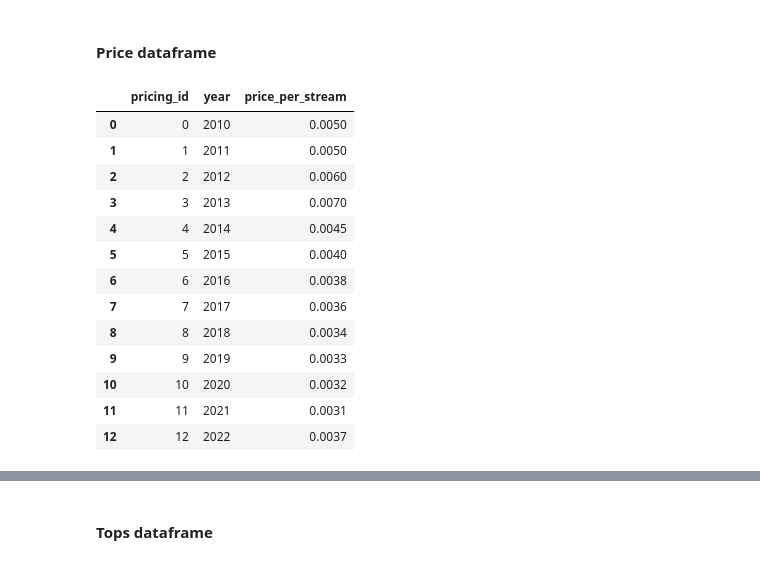
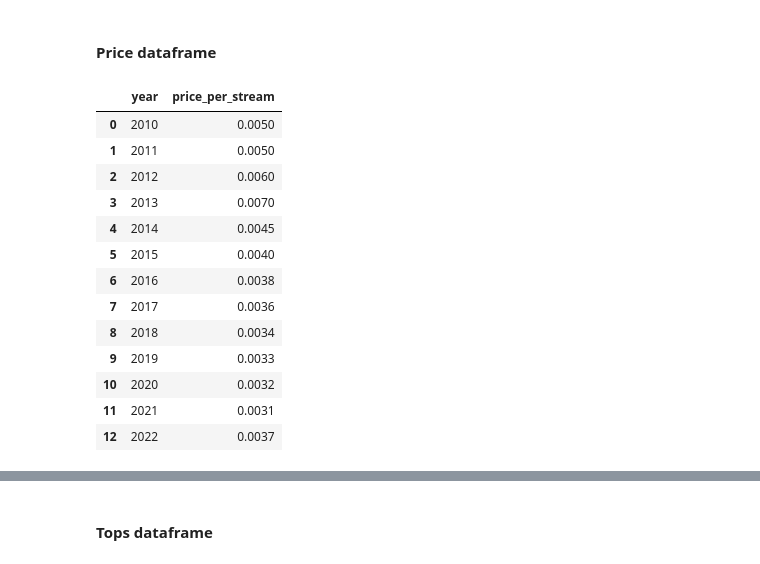
Before and after one commit to ArturOle/SpotifyAnalysis, a Jupyter notebook: analysis.ipynb, the cells around one changed output, grey strips where cells are left out. Cells and saved outputs as stored; diff of their text form; code cells hidden in the pictures.

```diff
--- a/analysis.ipynb
+++ b/analysis.ipynb
@@ -304,23 +304,21 @@ data_merged.head(5) # potential revenue db?
 # %%
 Pricing = pd.DataFrame(
     {'year': [2010, 2011, 2012, 2013, 2014, 2015, 2016, 2017, 2018, 2019, 2020, 2021, 2022],
      'price_per_stream': [0.005, 0.005, 0.006, 0.007, 0.0045, 0.004, 0.0038, 0.0036, 0.0034, 0.0033, 0.0032, 0.0031, 0.0037],
     })
-Pricing = Pricing.reset_index(level=0)
-Pricing.rename(columns = {"index":"pricing_id"}, inplace = True)
 Pricing
 # %% [output]
-|  | pricing_id | year | price_per_stream |
-| 0 | 0 | 2010 | 0.0050 |
-| 1 | 1 | 2011 | 0.0050 |
-| 2 | 2 | 2012 | 0.0060 |
-| 3 | 3 | 2013 | 0.0070 |
-| 4 | 4 | 2014 | 0.0045 |
-| 5 | 5 | 2015 | 0.0040 |
-| 6 | 6 | 2016 | 0.0038 |
-| 7 | 7 | 2017 | 0.0036 |
-| 8 | 8 | 2018 | 0.0034 |
-| 9 | 9 | 2019 | 0.0033 |
-| 10 | 10 | 2020 | 0.0032 |
-| 11 | 11 | 2021 | 0.0031 |
-| 12 | 12 | 2022 | 0.0037 |
+|  | year | price_per_stream |
+| 0 | 2010 | 0.0050 |
+| 1 | 2011 | 0.0050 |
+| 2 | 2012 | 0.0060 |
+| 3 | 2013 | 0.0070 |
+| 4 | 2014 | 0.0045 |
+| 5 | 2015 | 0.0040 |
+| 6 | 2016 | 0.0038 |
+| 7 | 2017 | 0.0036 |
+| 8 | 2018 | 0.0034 |
+| 9 | 2019 | 0.0033 |
+| 10 | 2020 | 0.0032 |
+| 11 | 2021 | 0.0031 |
+| 12 | 2022 | 0.0037 |
```
Also changed, not shown: parts of 8 cells of this notebook.
